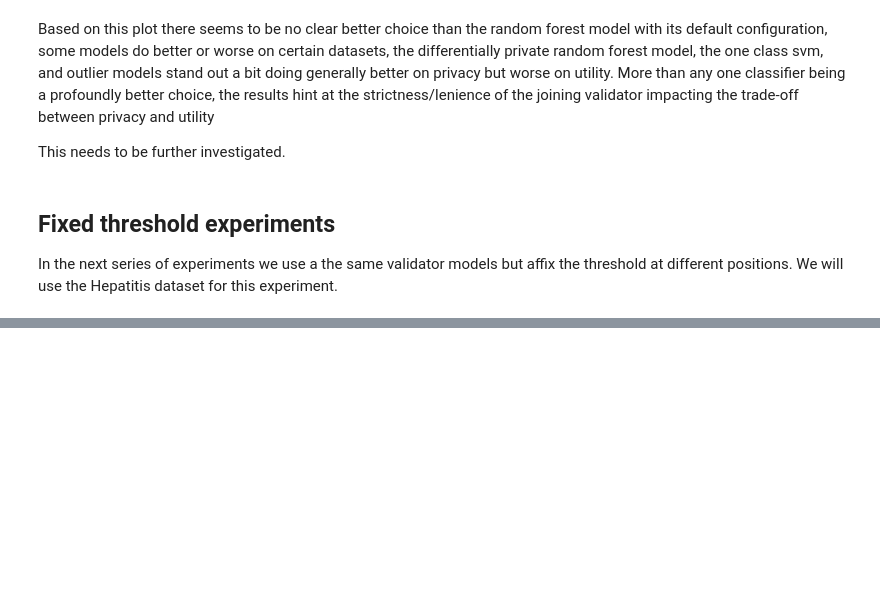
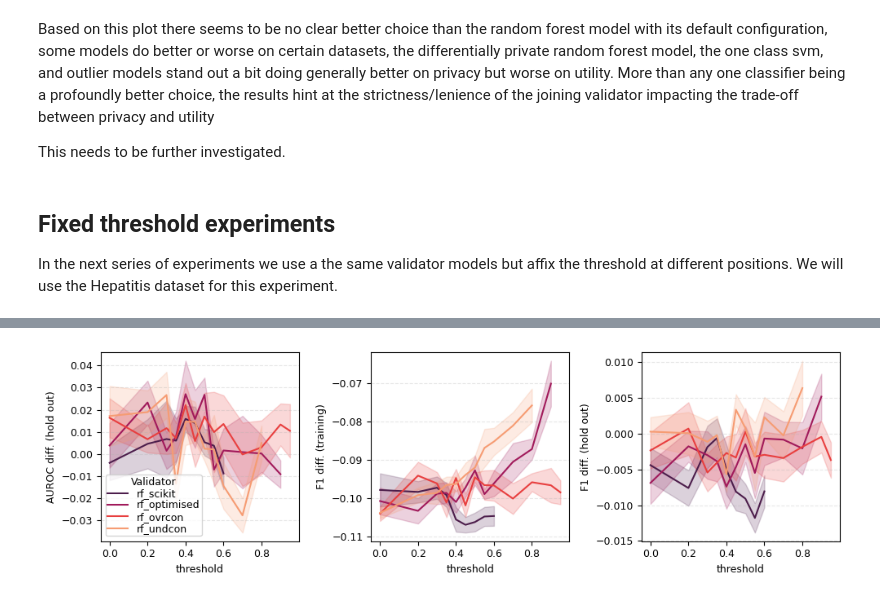
Before and after one commit to notna07/disjoint-synthetic-data-generation, a Jupyter notebook: 04_joining_validator.ipynb, the cells around one changed output, grey strips where cells are left out. Drawn from its saved outputs; the diff is of its cells as text; code cells hidden in the pictures; blank space fills up the shorter version.

```diff
--- a/04_joining_validator.ipynb
+++ b/04_joining_validator.ipynb
@@ -143,30 +84,0 @@ make_threshold_continuum_plot("experiments/results/validator_case_study/full_thr
-# %%
-### Imports
-import pandas as pd
-
-from pandas import DataFrame
-from typing import List, Dict
-
-from syntheval import SynthEval
-
-from disjoint_generative_model import DisjointGenerativeModels
-from disjoint_generative_model.utils.joining_validator import JoiningValidator, OneClassValidator, OutlierValidator
-from disjoint_generative_model.utils.joining_strategies import UsingJoiningValidator
-
-from experiments.auxiliaries.results_presentation import create_comparison_table
-from experiments.auxiliaries.exp_repeater import repeated_experiment, repeated_experiment_timed
-
-### Constants
-NUM_REPS = 10
-
-### Metrics
-metrics = {
-    "pca"       : {},
-    "h_dist"    : {},
-    "corr_diff" : {"mixed_corr": True},
-    "auroc_diff" : {"model": "rf_cls"},
-    "cls_acc"   : {"F1_type": "macro"},
-    "eps_risk"  : {},
-    "dcr"       : {},
-    "mia"  : {"num_eval_iter": 5},
-}
@@ -513,0 +149,13 @@ Hepatitis (DS-ADSGAN) results:
+# %%
+
+metrics = {
+    "auroc": "AUROC diff. (hold out)",
+    "avg_F1_diff": "F1 diff. (training)",
+    "avg_F1_diff_hout": "F1 diff. (hold out)",
+}
+
+SERIES = "sp_ad"
+
+make_threshold_continuum_plot("experiments/results/validator_case_study/full_threshold_results.csv", SERIES, "hp", ["rf_scikit", "rf_optimised", "rf_ovrcon", "rf_undcon"], metrics)
+# %% [output]
+[figure, added]
```
Also changed, not shown: parts of 63 cells of this notebook, 4 other files.
